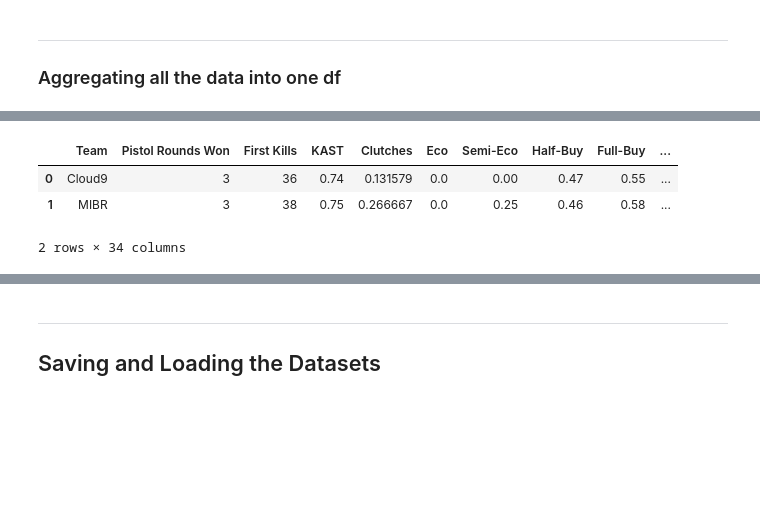
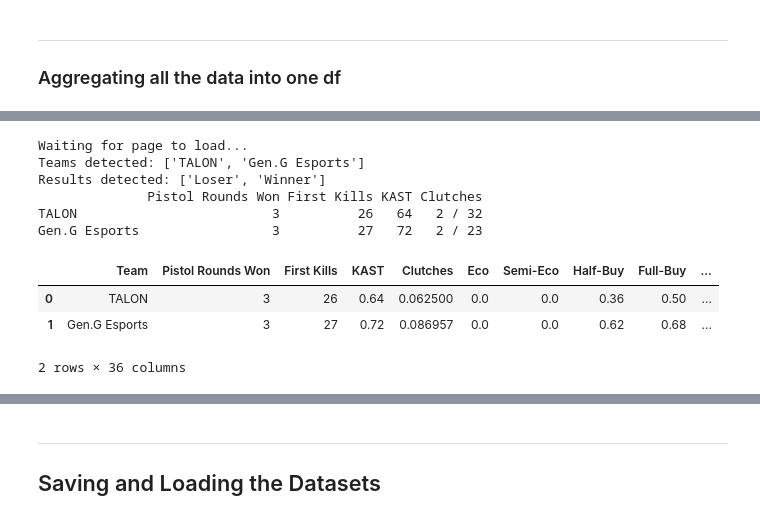
Before and after one commit to unnamed-catalyst/VCT-Match-Predictor, a Jupyter notebook: Scraping Data.ipynb, the cells around one changed output, grey strips where cells are left out. Cells and saved outputs as stored; diff of their text form; code cells hidden in the pictures; blank space fills up the shorter version.

```diff
--- a/Scraping Data.ipynb
+++ b/Scraping Data.ipynb
@@ -258,0 +160,14 @@ eco_df
+# %%
+url = "https://www.rib.gg/series/83355?tab=team-stats"
+driver = uc.Chrome(version_main=135)
+driver.get(url)
+
+# Extract the team names
+team_elements = driver.find_elements(By.XPATH, "//p[contains(@class, 'css-1aujtoy') and string-length(text()) > 0]")
+teams = [team.text.strip() for team in team_elements if len(team.text.strip()) > 0][:2]  # Extract first two team names
+print(f"Teams detected: {teams}")
+
+eco_df = scrape_eco_data(driver, teams)
+driver.quit()
+
+eco_df
@@ -377,0 +232,14 @@ agg_df
+# %%
+url = "https://www.rib.gg/series/83355?tab=team-stats"
+driver = uc.Chrome(version_main=135)
+driver.get(url)
+
+# Extract the team names
+team_elements = driver.find_elements(By.XPATH, "//p[contains(@class, 'css-1aujtoy') and string-length(text()) > 0]")
+teams = [team.text.strip() for team in team_elements if len(team.text.strip()) > 0][:2]  # Extract first two team names
+print(f"Teams detected: {teams}")
+
+xvy_df = scrape_xvy_data(driver, teams)
+driver.quit()
+
+xvy_df
@@ -661,3 +254,0 @@ Column '-4' not found, setting default value.
-# %%
-match_id = "87933" # Choose the Match ID from rib.gg
-url = f"https://www.rib.gg/series/{match_id}?tab=team-stats"
@@ -664,8 +327,16 @@ url = f"https://www.rib.gg/series/{match_id}?tab=team-stats"
 # %%
+match_id = 89294
+df = scrape_data(match_id)
 df
 # %% [output]
+Waiting for page to load...
+Teams detected: ['TALON', 'Gen.G Esports']
+Results detected: ['Loser', 'Winner']
+              Pistol Rounds Won First Kills KAST Clutches
+TALON                         3          26   64   2 / 32
+Gen.G Esports                 3          27   72   2 / 23
 |  | Team | Pistol Rounds Won | First Kills | KAST | Clutches | Eco | Semi-Eco | Half-Buy | Full-Buy | ... |
-| 0 | Cloud9 | 3 | 36 | 0.74 | 0.131579 | 0.0 | 0.00 | 0.47 | 0.55 | ... |
-| 1 | MIBR | 3 | 38 | 0.75 | 0.266667 | 0.0 | 0.25 | 0.46 | 0.58 | ... |
+| 0 | TALON | 3 | 26 | 0.64 | 0.062500 | 0.0 | 0.0 | 0.36 | 0.50 | ... |
+| 1 | Gen.G Esports | 3 | 27 | 0.72 | 0.086957 | 0.0 | 0.0 | 0.62 | 0.68 | ... |
-2 rows × 34 columns
+2 rows × 36 columns
 # %%
```
Also changed, not shown: parts of 26 cells of this notebook, 3 other files.
